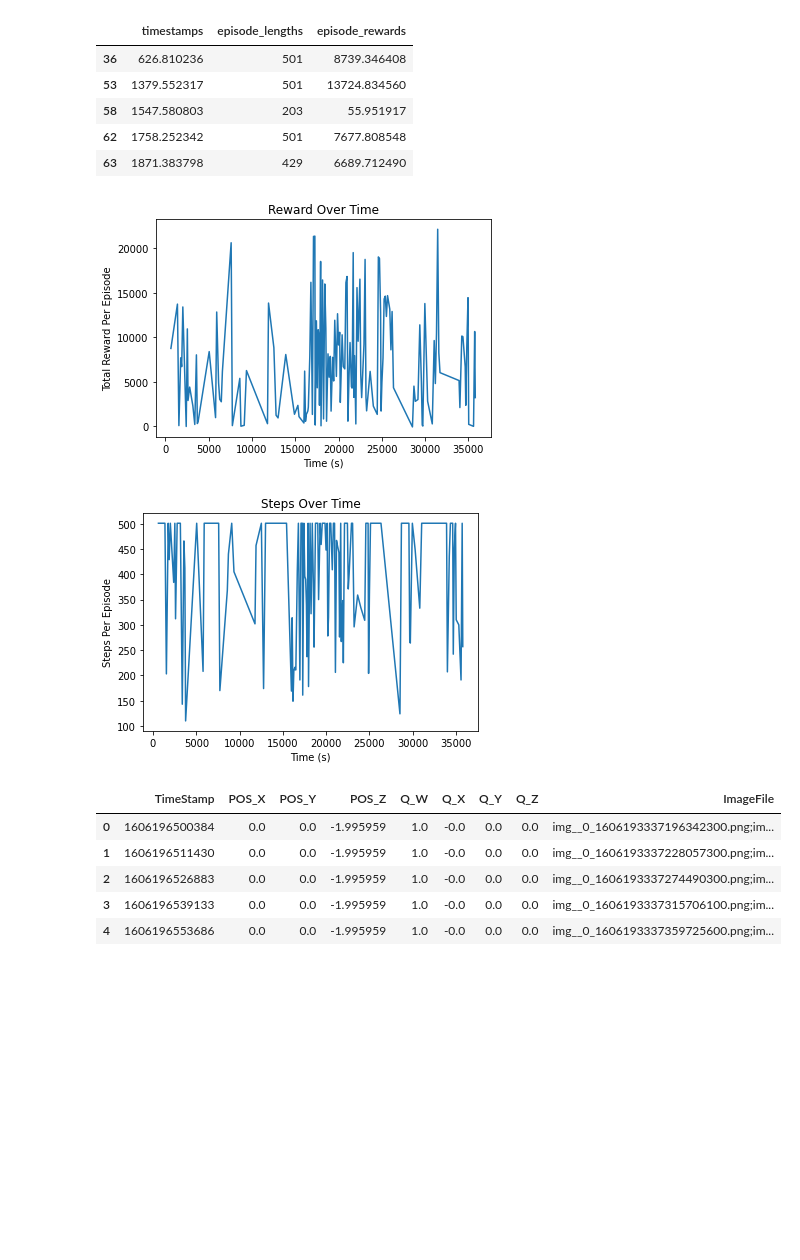
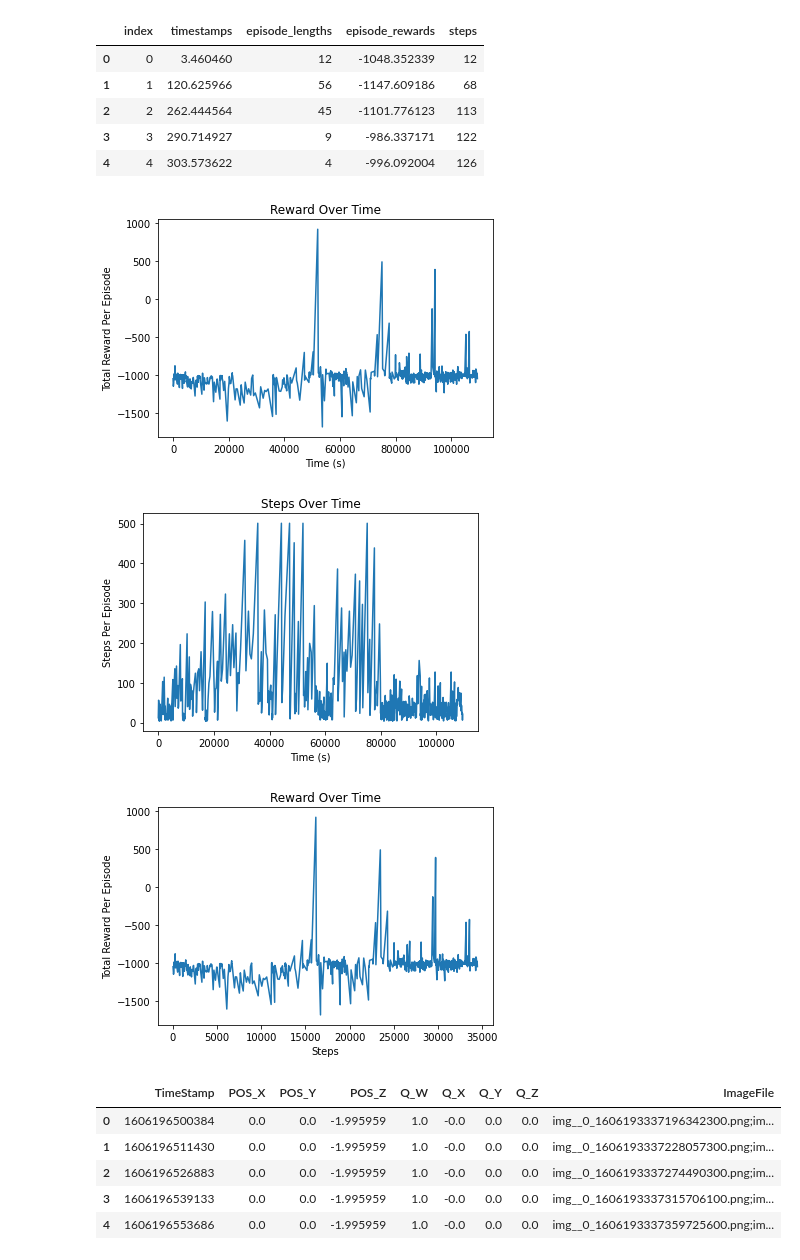
Before and after one commit to blakermchale/deep_flight, a Jupyter notebook: plot.ipynb, the cells around one changed output. Drawn from its saved outputs; the diff is of its cells as text; code cells hidden in the pictures; blank space fills up the shorter version.

Commit message:
Add in files for generating json and plotting reward against steps

```diff
--- a/plot.ipynb
+++ b/plot.ipynb
@@ -6,8 +3,0 @@ from glob import glob
-# %%
-with open(glob("training_results_1123/openaigym.episode_batch*")[0]) as f:
-    gym_dict = json.load(f)
-gym_dict.pop("episode_types")
-initial_reset_timestamp = gym_dict.pop("initial_reset_timestamp")
-
-df = pd.DataFrame(gym_dict)
-df["timestamps"] = df["timestamps"] - initial_reset_timestamp
@@ -14,34 +14,43 @@ df["timestamps"] = df["timestamps"] - initial_reset_timestamp
 # %%
 # Filter outliers
-outliers = (df["episode_rewards"] > -100,000)[0]
+# outliers = (df["episode_rewards"] > -100,000)[0]
 # print(outliers[0])
-df = df[outliers]
+# df = df[outliers]
+df["steps"] = df["episode_lengths"].cumsum()
+df.to_json("training_results_final.json")
 # %%
-df.head()
+df.head(5)
 # %% [output]
-|  | timestamps | episode_lengths | episode_rewards |
-| 36 | 626.810236 | 501 | 8739.346408 |
-| 53 | 1379.552317 | 501 | 13724.834560 |
-| 58 | 1547.580803 | 203 | 55.951917 |
-| 62 | 1758.252342 | 501 | 7677.808548 |
-| 63 | 1871.383798 | 429 | 6689.712490 |
+|  | index | timestamps | episode_lengths | episode_rewards | steps |
+| 0 | 0 | 3.460460 | 12 | -1048.352339 | 12 |
+| 1 | 1 | 120.625966 | 56 | -1147.609186 | 68 |
+| 2 | 2 | 262.444564 | 45 | -1101.776123 | 113 |
+| 3 | 3 | 290.714927 | 9 | -986.337171 | 122 |
+| 4 | 4 | 303.573622 | 4 | -996.092004 | 126 |
 # %%
 plt.figure()
 plt.plot(df["timestamps"], df["episode_rewards"])
 plt.xlabel("Time (s)")
 plt.ylabel("Total Reward Per Episode")
 plt.title("Reward Over Time")
 
 plt.figure()
 plt.plot(df["timestamps"], df["episode_lengths"])
 plt.xlabel("Time (s)")
 plt.ylabel("Steps Per Episode")
 plt.title("Steps Over Time")
 
+plt.figure()
+plt.plot(df["steps"], df["episode_rewards"])
+plt.xlabel("Steps")
+plt.ylabel("Total Reward Per Episode")
+plt.title("Reward Over Time")
+
 plt.show()
 # %% [output]
-[figure, old version]
+[figure, new version]
-[figure, old version]
+[figure, new version]
+[figure, added]
 # %%
 from pathlib import Path
 import glob
```
Also changed, not shown: parts of 2 cells of this notebook, 5 other files.
